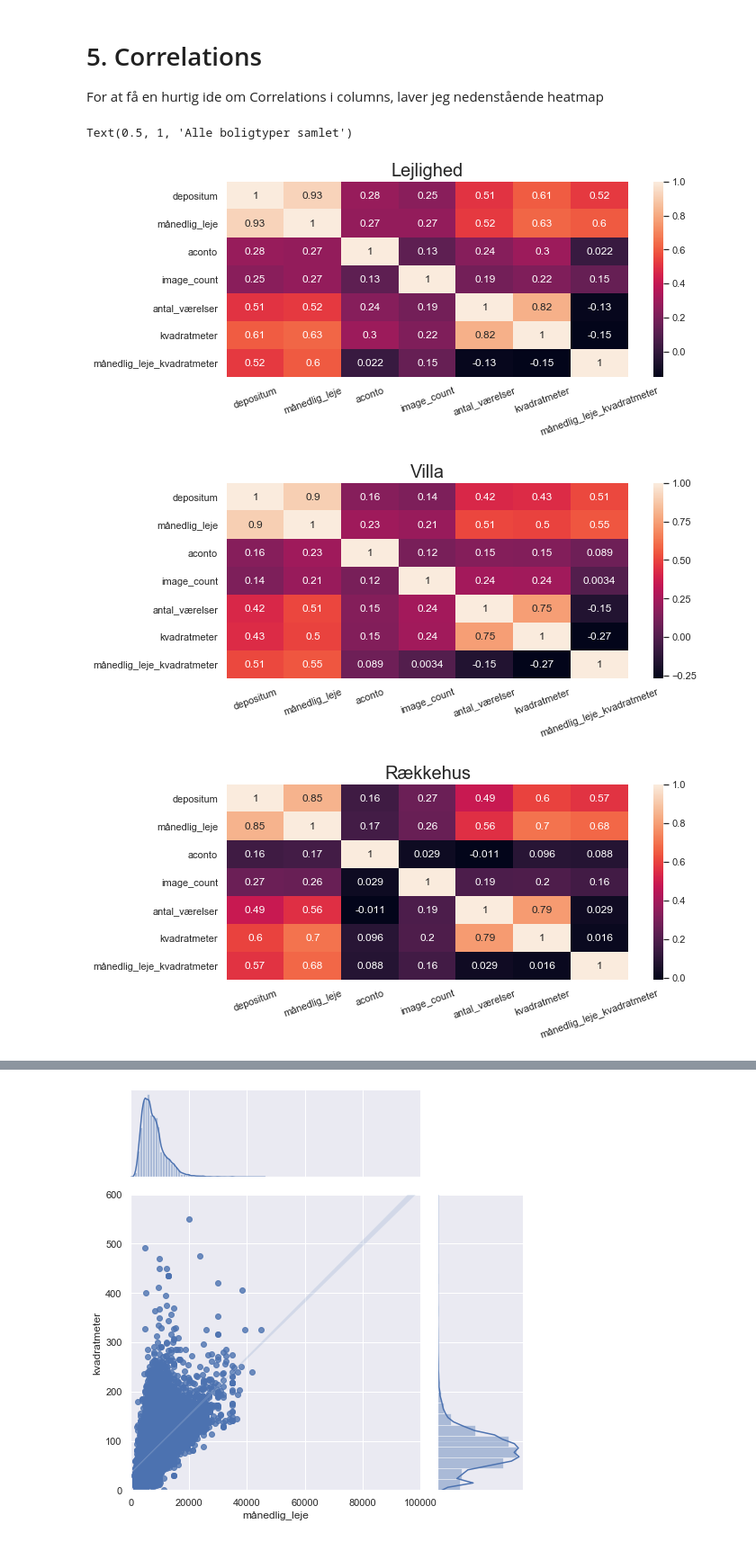
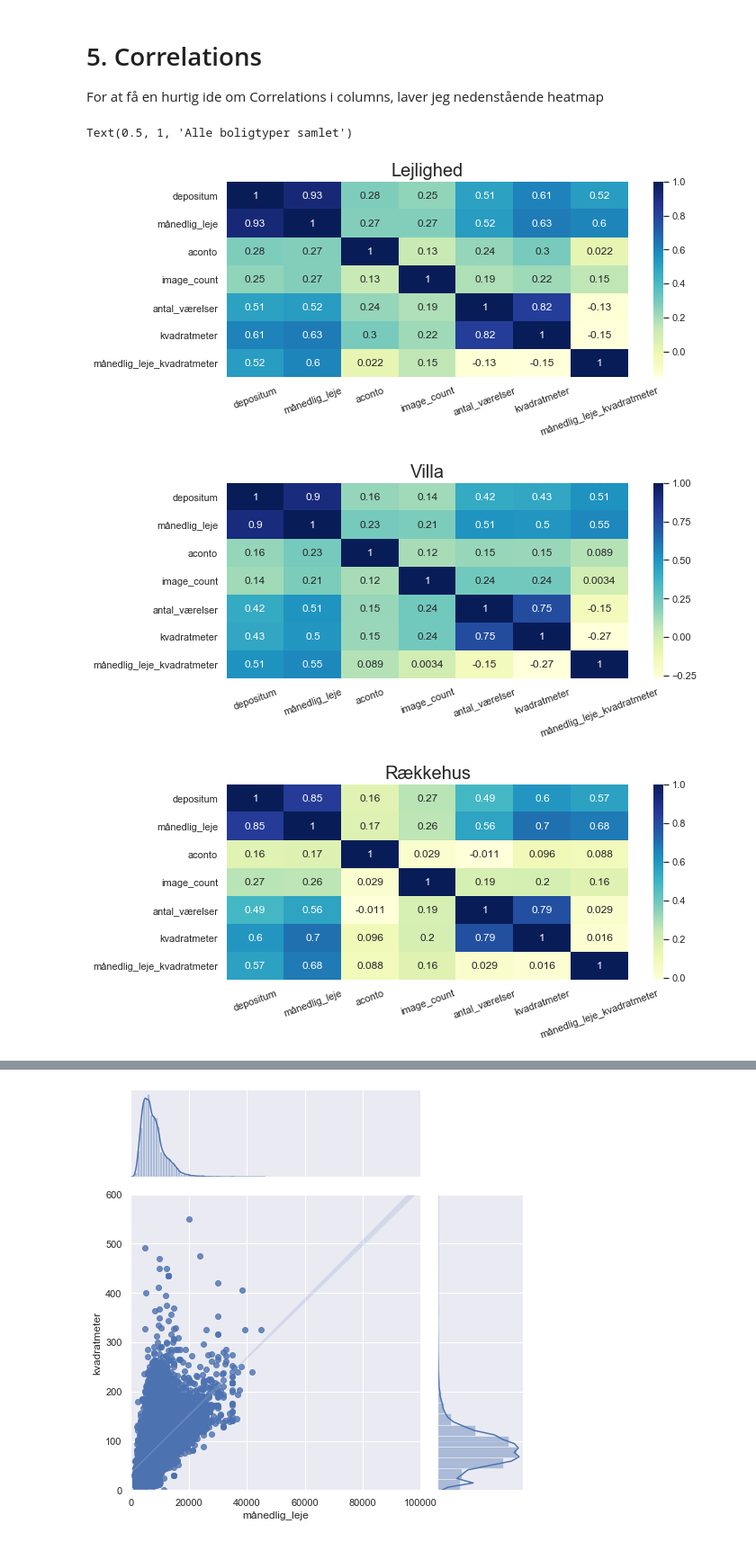
Before and after one commit to MadsJC/Bolig-site-analyse, a Jupyter notebook: PYTHON - Exploratory Data Analysis (EDA).ipynb, the cells around one changed output, grey strips where cells are left out. Shown: that part at 90% size. Saved outputs shown, nothing was run; the diff lists cells and outputs as text; code cells hidden in the pictures.

```diff
--- a/PYTHON - Exploratory Data Analysis (EDA).ipynb
+++ b/PYTHON - Exploratory Data Analysis (EDA).ipynb
@@ -93,7 +93,7 @@ def make_cat_plot(slt_category_x, slt_facet_col='boligtype'):
         tick_rotaion = 0
 
     fig_cat = sns.catplot(x=slt_category_x, hue=slt_facet_col, col=slt_facet_col,
-                    data=df, kind="count",
+                    data=df, kind="count", palette="Set2",
                     height=3, dodge=False)
     plt.subplots_adjust(top=0.8)
     fig_cat.fig.suptitle('Fordeling af ' + slt_category_x + ' per ' + slt_facet_col)
@@ -359,25 +359,25 @@ For at få en hurtig ide om Correlations i columns, laver jeg nedenstående heat
 # %%
 corr_columns_of_interest = ['oprettelsesdato', 'oprettelsesdag',
        'oprettelsesmåned', 'depositum', 'boligtype', 'etage', 'møbleret',
        'delevenlig', 'husdyr', 'lejeperiode', 'overtagelsesdato',
        'månedlig_leje', 'aconto', 'status', 'image_count', 'antal_værelser',
        'kvadratmeter', 'månedlig_leje_kvadratmeter']
 
 
 #For hver boligtype
 for i in df['boligtype'].unique():
     fig, ax = plt.subplots(figsize=(10,4))
-    sns.heatmap(df[df['boligtype'] == i][corr_columns_of_interest].corr(), annot=True, ax=ax)
+    sns.heatmap(df[df['boligtype'] == i][corr_columns_of_interest].corr(), annot=True, ax=ax, cmap="YlGnBu")
     plt.xticks(rotation=20)
     plt.title(i, fontsize=20)
 
 #Alle boligtyper samlet
 fig, ax = plt.subplots(figsize=(10,4))
-sns.heatmap(df[corr_columns_of_interest].corr(), annot=True, ax=ax)
+sns.heatmap(df[corr_columns_of_interest].corr(), annot=True, ax=ax, cmap="YlGnBu")
 plt.xticks(rotation=20)
 plt.title('Alle boligtyper samlet', fontsize=20)
 # %% [output]
 Text(0.5, 1, 'Alle boligtyper samlet')
-[figure, old version]
+[figure, new version]
-[figure, old version]
+[figure, new version]
-[figure, old version]
+[figure, new version]
```
Also changed, not shown: parts of 8 cells of this notebook, 1 other file.
